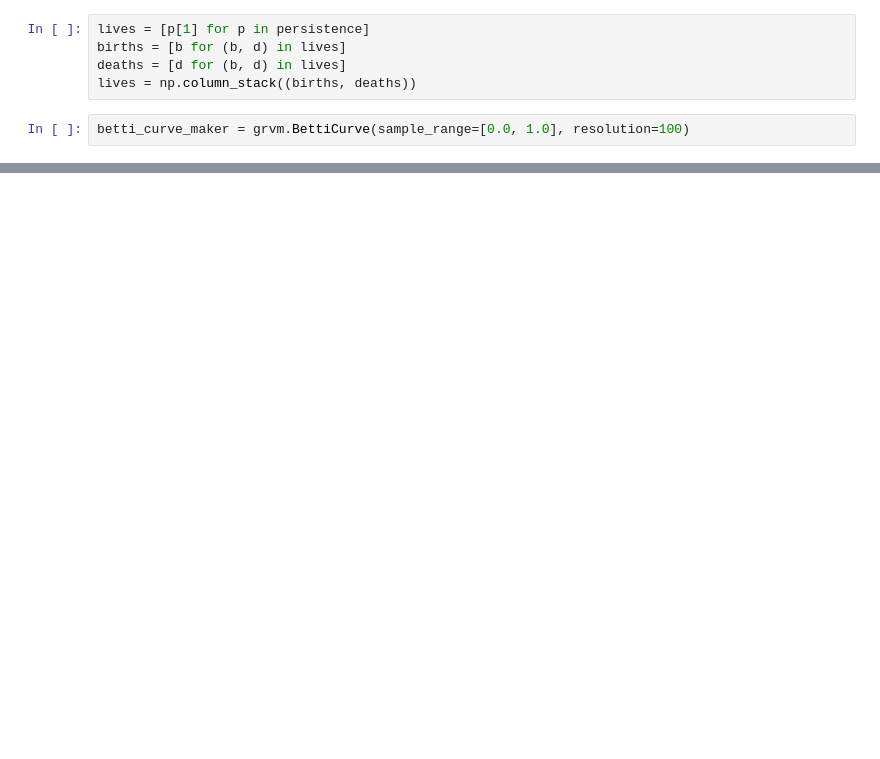
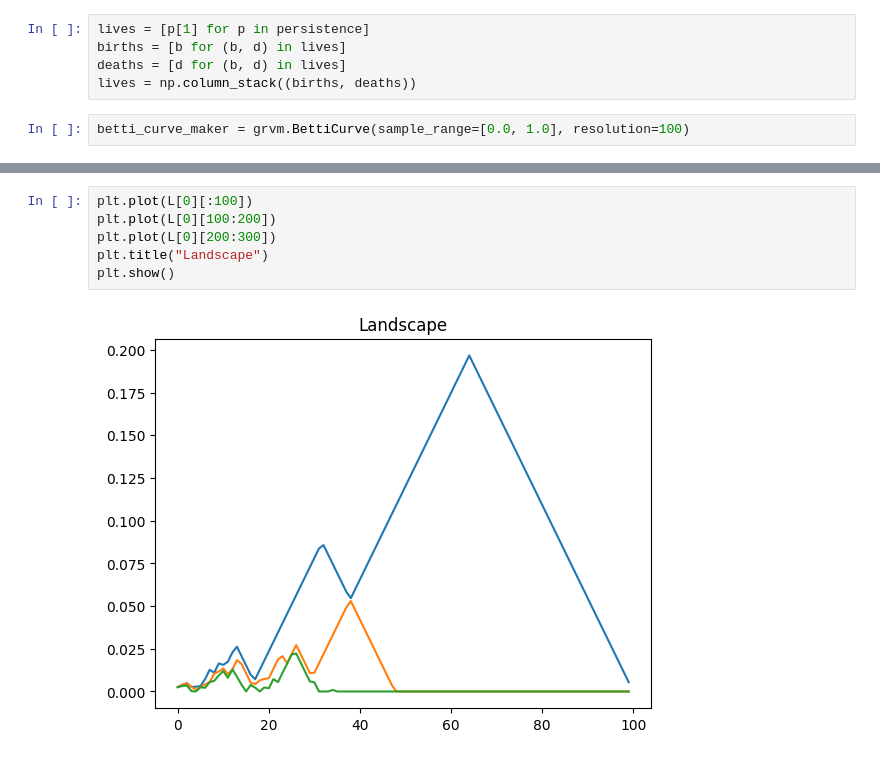
Before and after one commit to pap1rana/arrhythmia-detection, a Jupyter notebook: persistence-one-record.ipynb, the cells around one changed output, grey strips where cells are left out. Saved outputs shown, nothing was run; the diff lists cells and outputs as text; blank space fills up the shorter version.

```diff
--- a/persistence-one-record.ipynb
+++ b/persistence-one-record.ipynb
@@ -66,0 +98,8 @@ array([583,   1,   1,   1,   1,   1,   1,   1,   1,   1,   1,   1,   1,
+# %%
+plt.plot(L[0][:100])
+plt.plot(L[0][100:200])
+plt.plot(L[0][200:300])
+plt.title("Landscape")
+plt.show()
+# %% [output]
+[figure, added]
```
Also changed, not shown: parts of 15 cells of this notebook, 2 other files.
